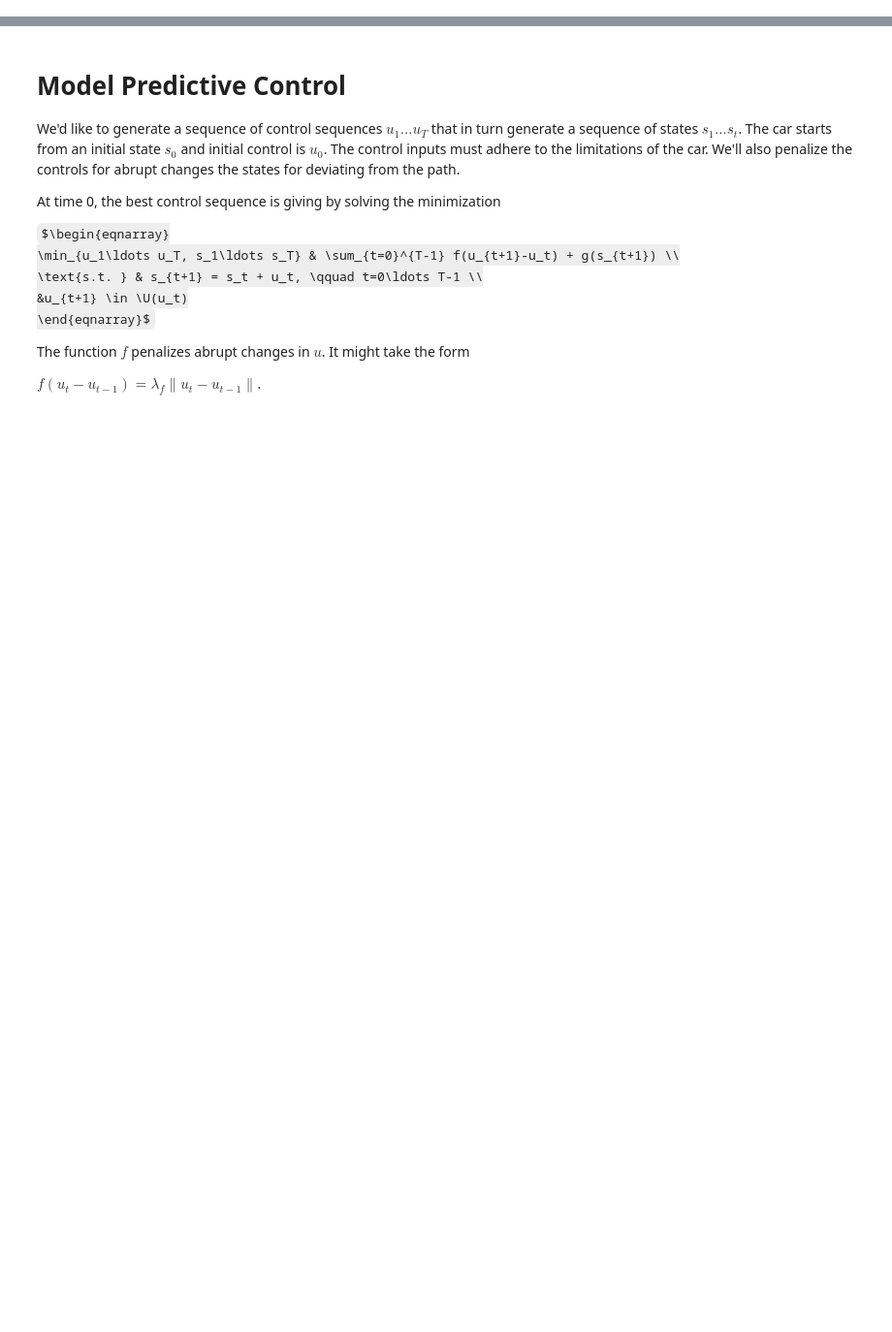
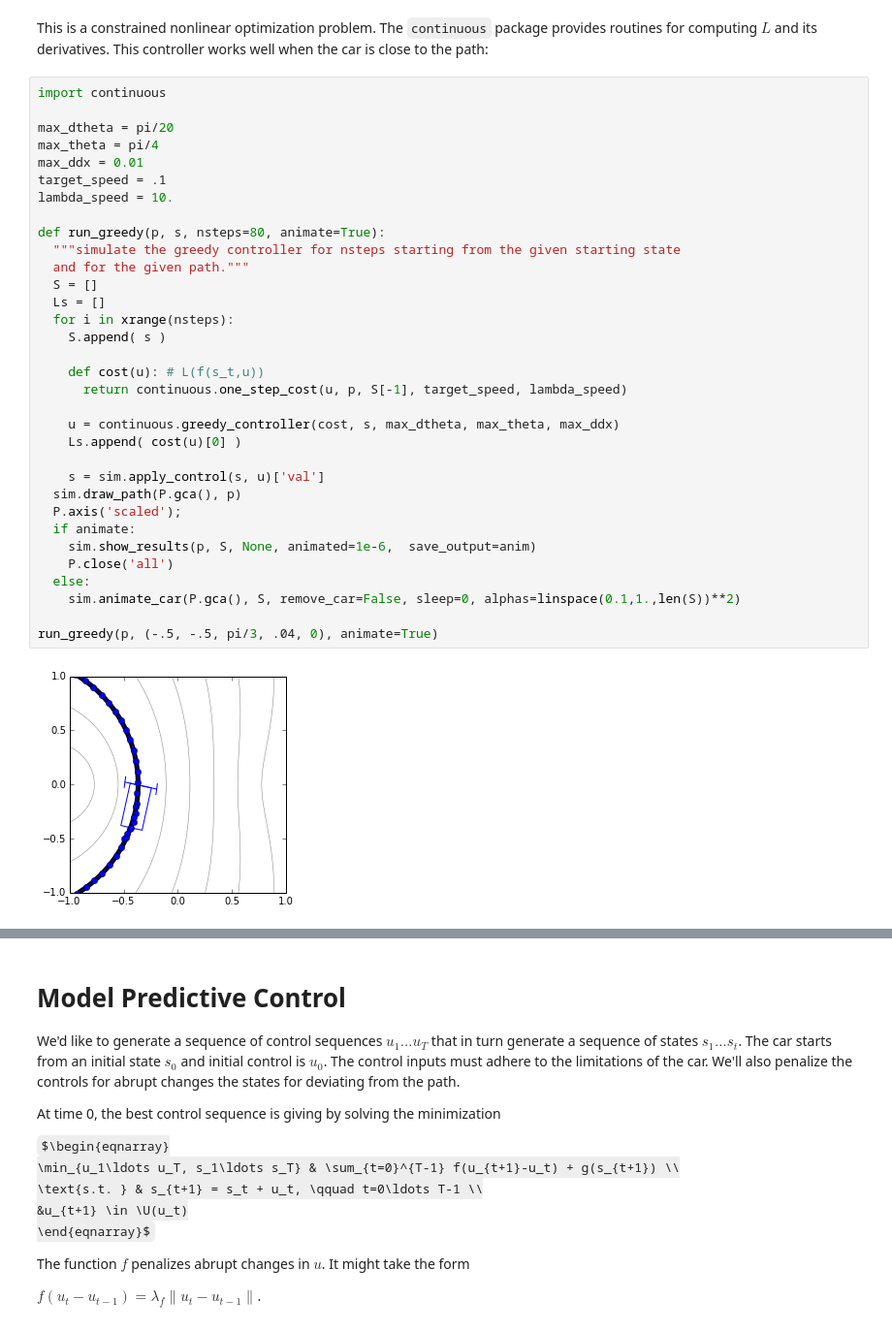
Before and after one commit to a-rahimi/sqp-control, a Jupyter notebook: Following an Uncertain Path.ipynb, the cells around one changed output, grey strips where cells are left out. Shown at 97% size. Drawn from its saved outputs; the diff is of its cells as text; some formulas as TeX source; blank space fills up the shorter version.

```diff
--- a/Following an Uncertain Path.ipynb
+++ b/Following an Uncertain Path.ipynb
@@ -83,0 +142,37 @@ Sadly, the greedy strategy turn out to be awful Here is a simulation.
+# %% [markdown]
+This is a constrained nonlinear optimization problem. The `continuous` package provides routines for computing $L$ and its derivatives. This controller works well when the car is close to the path:
+# %%
+import continuous
+
+max_dtheta = pi/20
+max_theta = pi/4
+max_ddx = 0.01
+target_speed = .1
+lambda_speed = 10.
+
+def run_greedy(p, s, nsteps=80, animate=True):
+  """simulate the greedy controller for nsteps starting from the given starting state
+  and for the given path."""
+  S = []
+  Ls = []
+  for i in xrange(nsteps):
+    S.append( s )
+
+    def cost(u): # L(f(s_t,u))
+      return continuous.one_step_cost(u, p, S[-1], target_speed, lambda_speed)
+
+    u = continuous.greedy_controller(cost, s, max_dtheta, max_theta, max_ddx)
+    Ls.append( cost(u)[0] )
+
+    s = sim.apply_control(s, u)['val']
+  sim.draw_path(P.gca(), p)
+  P.axis('scaled');
+  if animate:
+    sim.show_results(p, S, None, animated=1e-6,  save_output=anim)
+    P.close('all')
+  else:
+    sim.animate_car(P.gca(), S, remove_car=False, sleep=0, alphas=linspace(0.1,1.,len(S))**2)
+
+run_greedy(p, (-.5, -.5, pi/3, .04, 0), animate=True)
+# %% [output]
+[figure, added]
```
Also changed, not shown: parts of 10 cells of this notebook, 2 other files.
